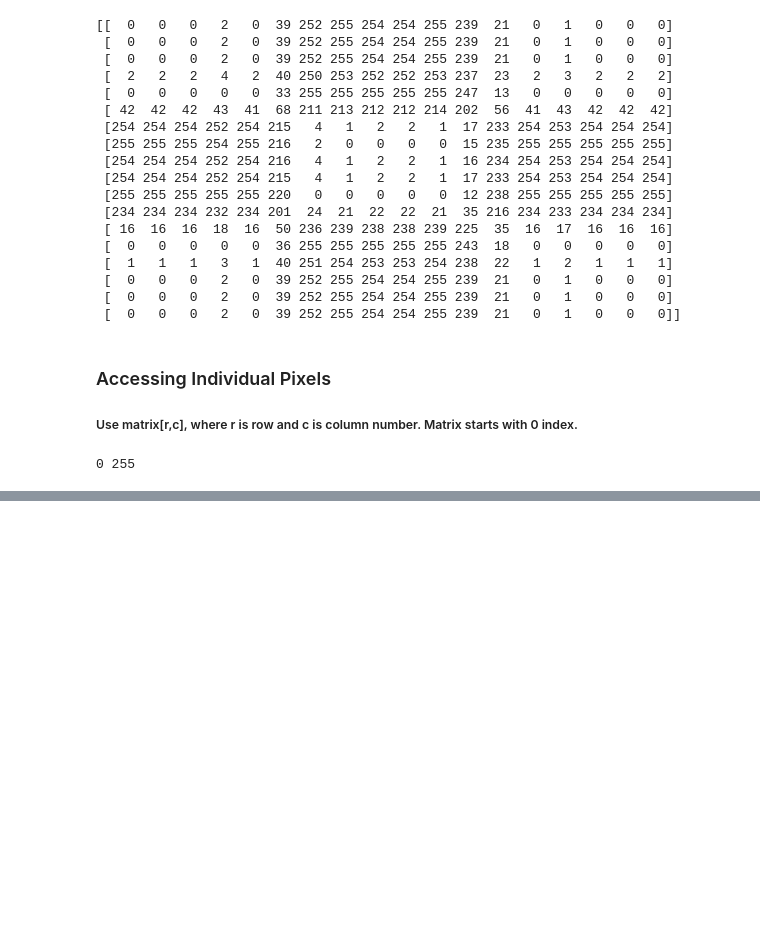
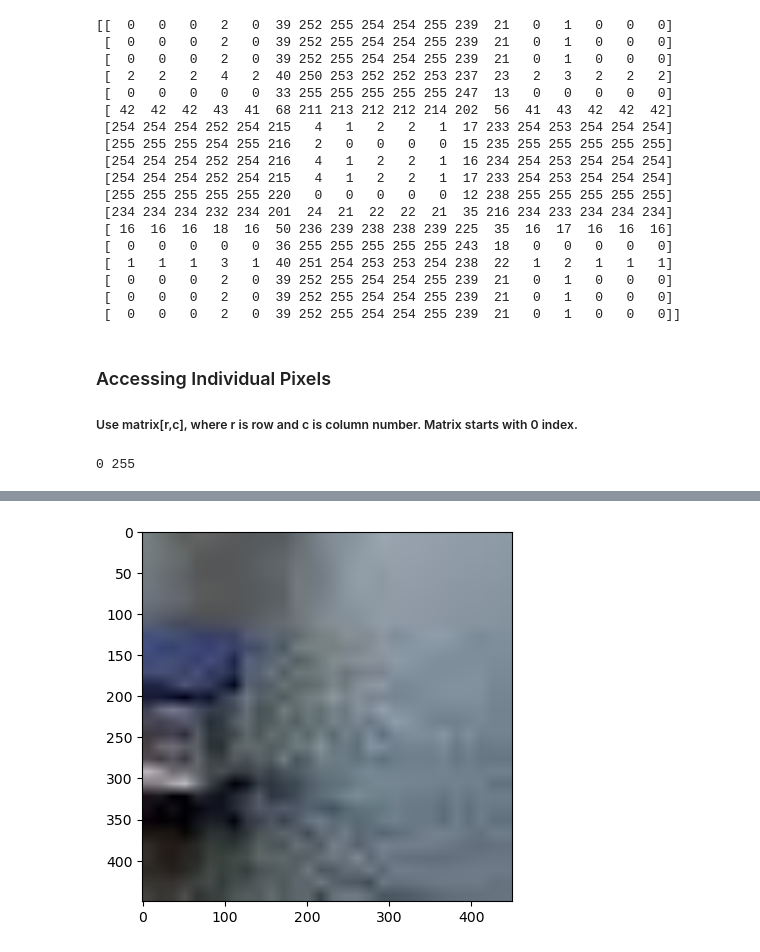
Before and after one commit to samRddhimat/OCV, a Jupyter notebook: ImageManipulation.ipynb, the cells around one changed output, grey strips where cells are left out. Drawn from its saved outputs; the diff is of its cells as text; code cells hidden in the pictures; blank space fills up the shorter version.

```diff
--- a/ImageManipulation.ipynb
+++ b/ImageManipulation.ipynb
@@ -50,0 +174,6 @@ print(cb_img[0,0], cb_img[0,10])
+# %%
+resized_cropped_region_2x = cv2.resize(cropped_region,None,fx=15,fy=15)
+mplt.imshow(resized_cropped_region_2x)
+mplt.show()
+# %% [output]
+[figure, added]
```
Also changed, not shown: parts of 10 cells of this notebook, 1 other file.
